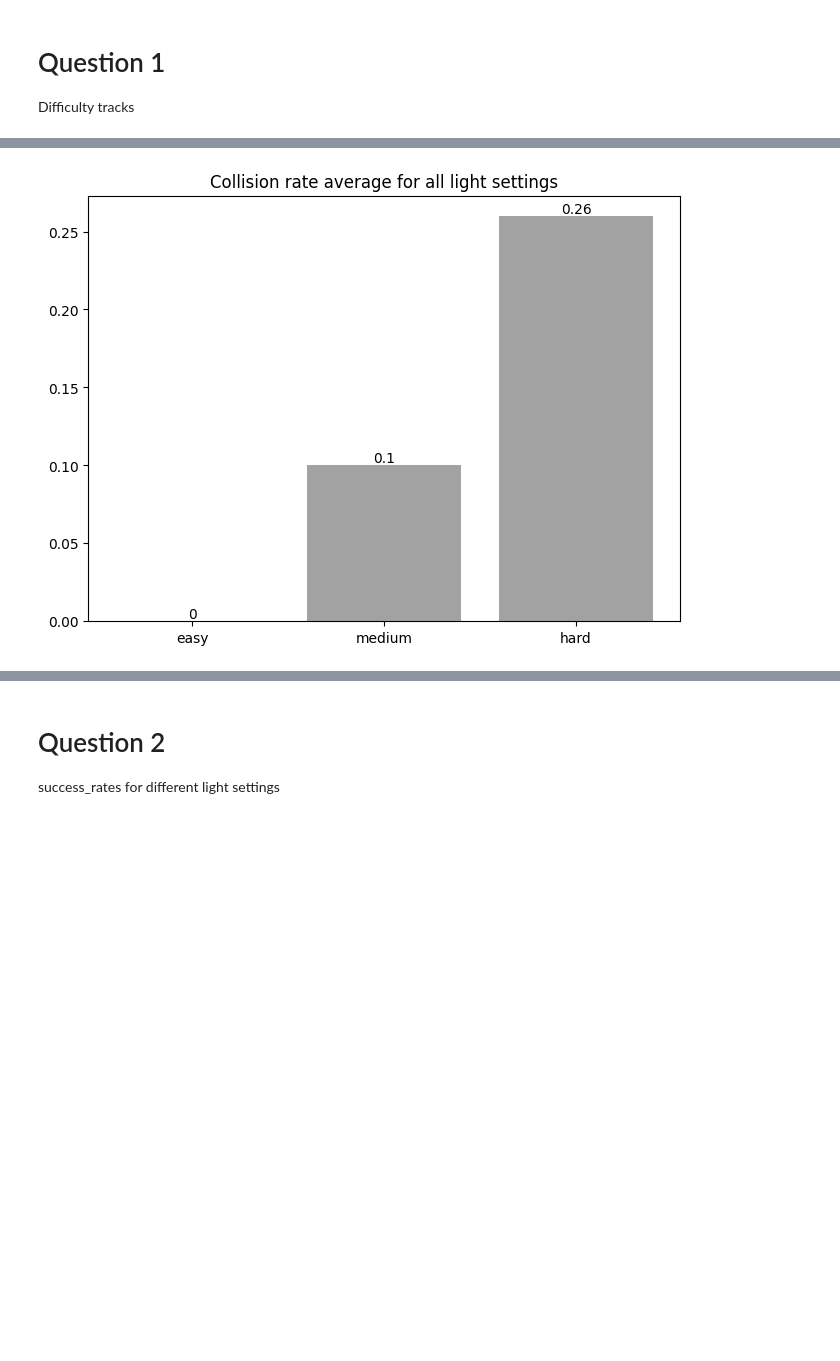
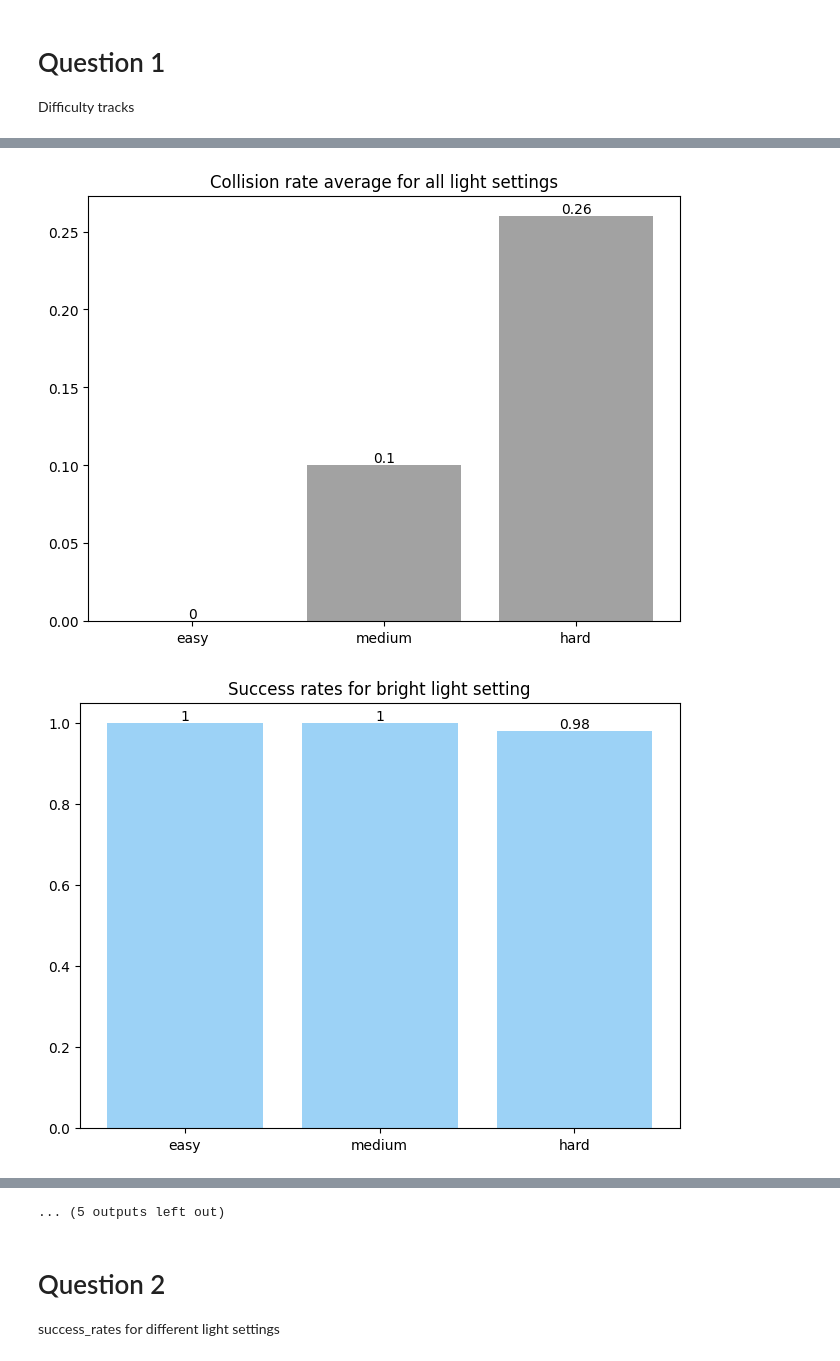
Before and after one commit to geschnee/carsim-rl-cnn, a Jupyter notebook: python/eval_and_replay_analysis.ipynb, the cells around one changed output, grey strips where cells are left out. Drawn from its saved outputs; the diff is of its cells as text; code cells hidden in the pictures; blank space fills up the shorter version.

```diff
--- a/python/eval_and_replay_analysis.ipynb
+++ b/python/eval_and_replay_analysis.ipynb
@@ -372,15 +372,17 @@ def light_setting_collision_rates_bar_plot(target_dir, light_setting, title):
 
 Difficulty tracks
 # %%
-analyse_results_dir="success_trainedHardStandardDistanceRewardEval"
+analyse_results_dirs=["success_trainedHardStandardDistanceRewardEval", "trainedHardDistanceMixedLight_eval"]
 
-light_settings = ["bright","standard","dark"]
-for ls in light_settings:
-    light_setting_success_rates_bar_plot(analyse_results_dir, ls, f'Success rates for {ls} light setting')
-    light_setting_collision_rates_bar_plot(analyse_results_dir, ls, f'Collision rates for {ls} light setting')
+for analyse_results_dir in analyse_results_dirs:
 
-light_setting_success_rates_bar_plot(analyse_results_dir, "overall", f'Success rate average for all light settings')
-light_setting_collision_rates_bar_plot(analyse_results_dir, "overall", f'Collision rate average for all light settings')
+    light_settings = ["bright","standard","dark"]
+    for ls in light_settings:
+        light_setting_success_rates_bar_plot(analyse_results_dir, ls, f'Success rates for {ls} light setting')
+        light_setting_collision_rates_bar_plot(analyse_results_dir, ls, f'Collision rates for {ls} light setting')
+
+    light_setting_success_rates_bar_plot(analyse_results_dir, "overall", f'Success rate average for all light settings')
+    light_setting_collision_rates_bar_plot(analyse_results_dir, "overall", f'Collision rate average for all light settings')
 # %% [output]
 average success_rate for bright: 0.96
 average success_rate for bright: 0.1366666666666667
@@ -393,8 +403,9 @@ average success_rate for overall: 0.12
 [figure]
 [figure]
 [figure]
 [figure]
 [figure]
 [figure]
 [figure]
 [figure]
+[figure, added]
@@ -401,3 +414,4 @@ average success_rate for overall: 0.12
+... (5 outputs left out)
 # %% [markdown]
 # Question 2
 
```
Also changed, not shown: parts of 2 cells of this notebook, 8 other files.
